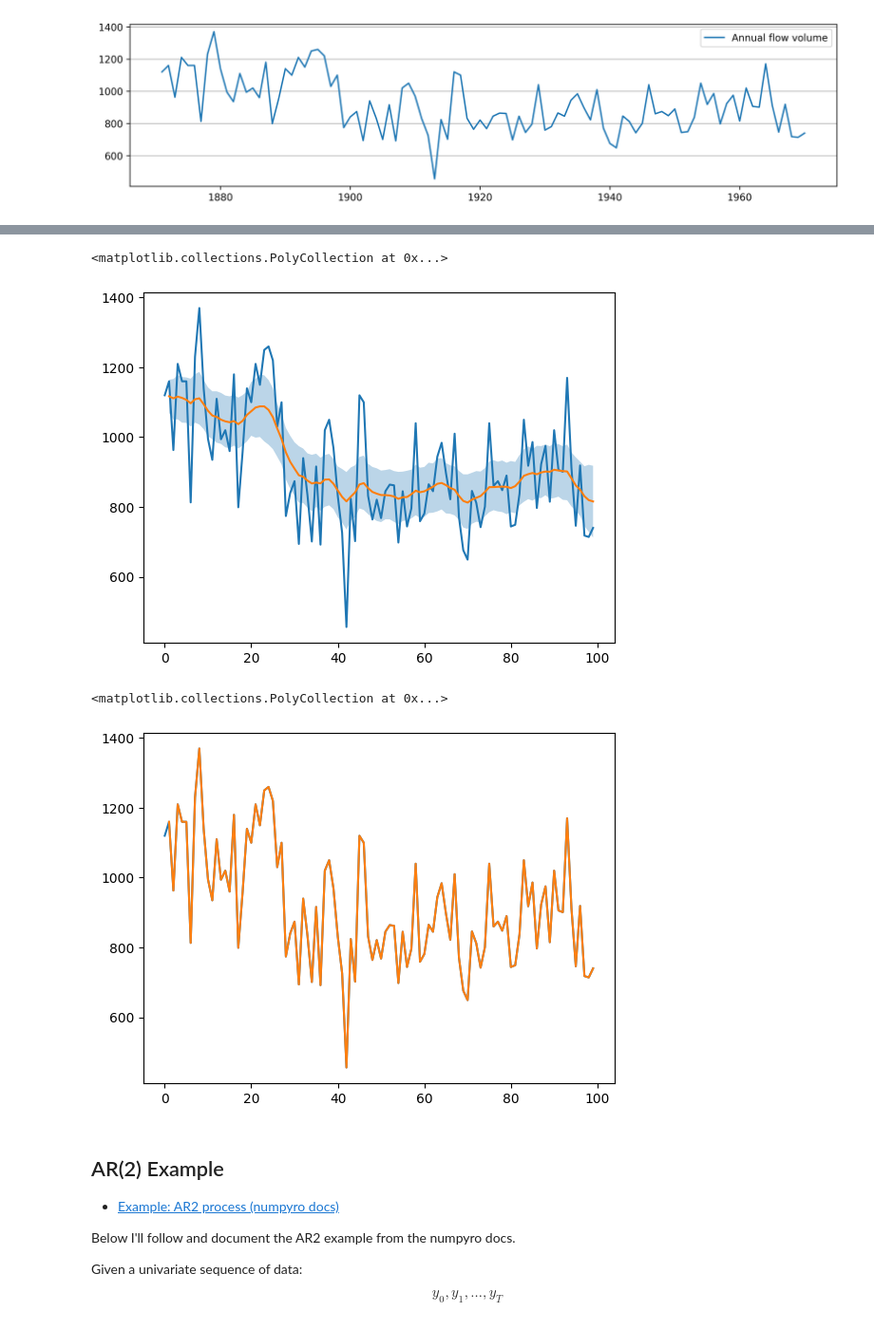
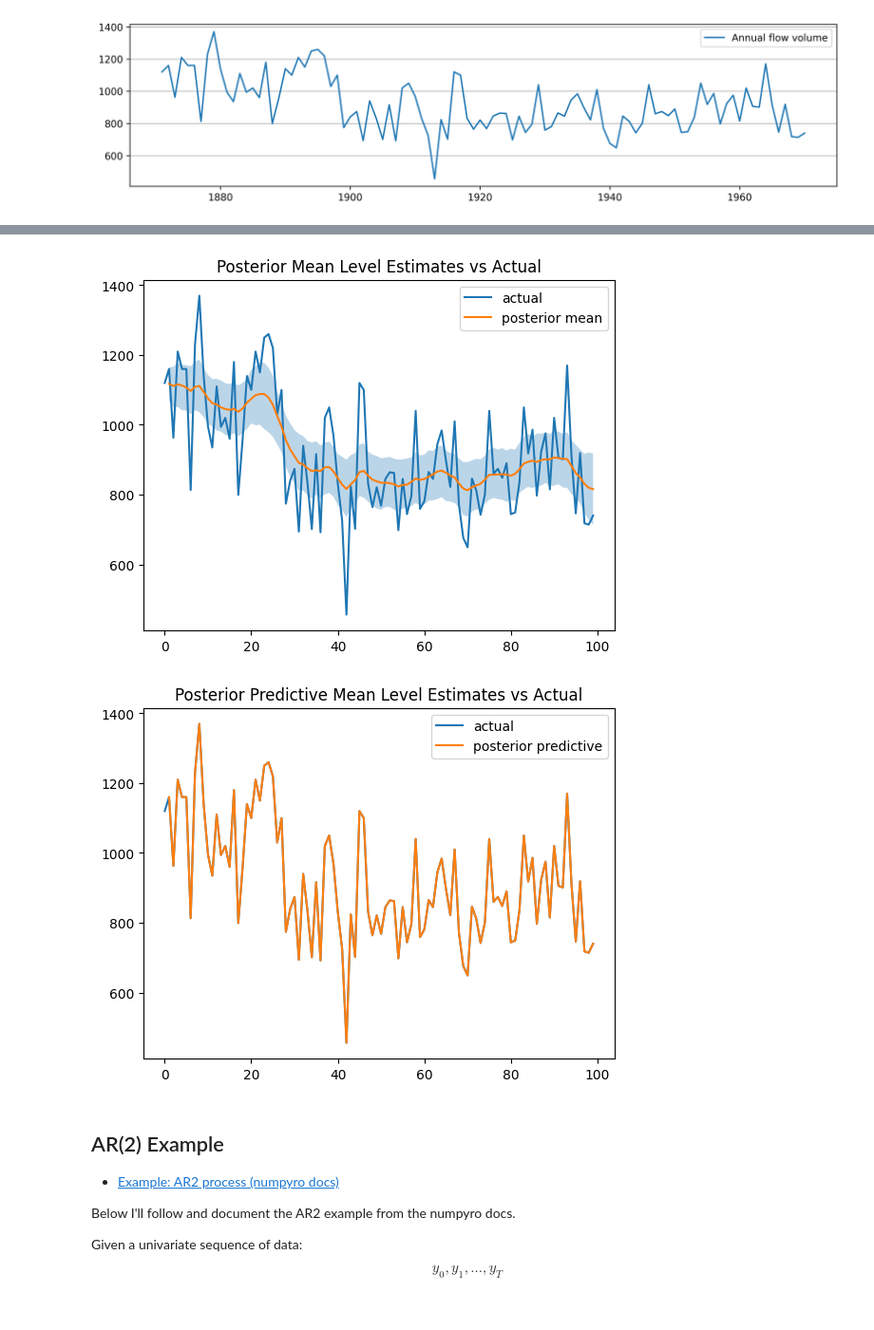
Before and after one commit to banditkings/learning-causal-impact, a Jupyter notebook: notebooks/numpyro/0.15-numpyro_timeseries.ipynb, the cells around one changed output, grey strips where cells are left out. Shown at 95% size. Saved outputs shown, nothing was run; the diff lists cells and outputs as text; code cells hidden in the pictures.

```diff
--- a/notebooks/numpyro/0.15-numpyro_timeseries.ipynb
+++ b/notebooks/numpyro/0.15-numpyro_timeseries.ipynb
@@ -391,23 +365,25 @@ Number of divergences: 0
 Posterior Mean Sigma Level: 31.53086
 # %%
-plt.plot(range(100), nile.values)
-plt.plot(jnp.arange(1, 100), posterior_mean_level)
+plt.plot(range(100), nile.values, label='actual')
+plt.plot(jnp.arange(1, 100), posterior_mean_level, label='posterior mean')
 plt.fill_between(jnp.arange(1, 100), hpdi_level[0, :], hpdi_level[1, :], alpha=0.3, interpolate=True)
+plt.title('Posterior Mean Level Estimates vs Actual')
+plt.legend();
 # %% [output]
-<matplotlib.collections.PolyCollection at 0x...>
-[figure, old version]
+[figure, new version]
 # %%
 predictive = Predictive(local_level, samples)
 preds = predictive(rng_key, y=jnp.array(nile.values))['y']
 posterior_mean_y = jnp.mean(preds, axis=0)
 hpdi_y = hpdi(preds)
 
-plt.plot(range(100), nile.values)
-plt.plot(jnp.arange(1, 100), posterior_mean_y)
+plt.plot(range(100), nile.values, label='actual')
+plt.plot(jnp.arange(1, 100), posterior_mean_y, label='posterior predictive')
 plt.fill_between(jnp.arange(1, 100), hpdi_y[0, :], hpdi_y[1, :], alpha=0.3, interpolate=True)
+plt.title('Posterior Predictive Mean Level Estimates vs Actual')
+plt.legend();
 # %% [output]
-<matplotlib.collections.PolyCollection at 0x...>
-[figure, old version]
+[figure, new version]
 # %% [markdown]
 ## AR(2) Example
 
```
Also changed, not shown: parts of 21 cells of this notebook, 5 other files.
